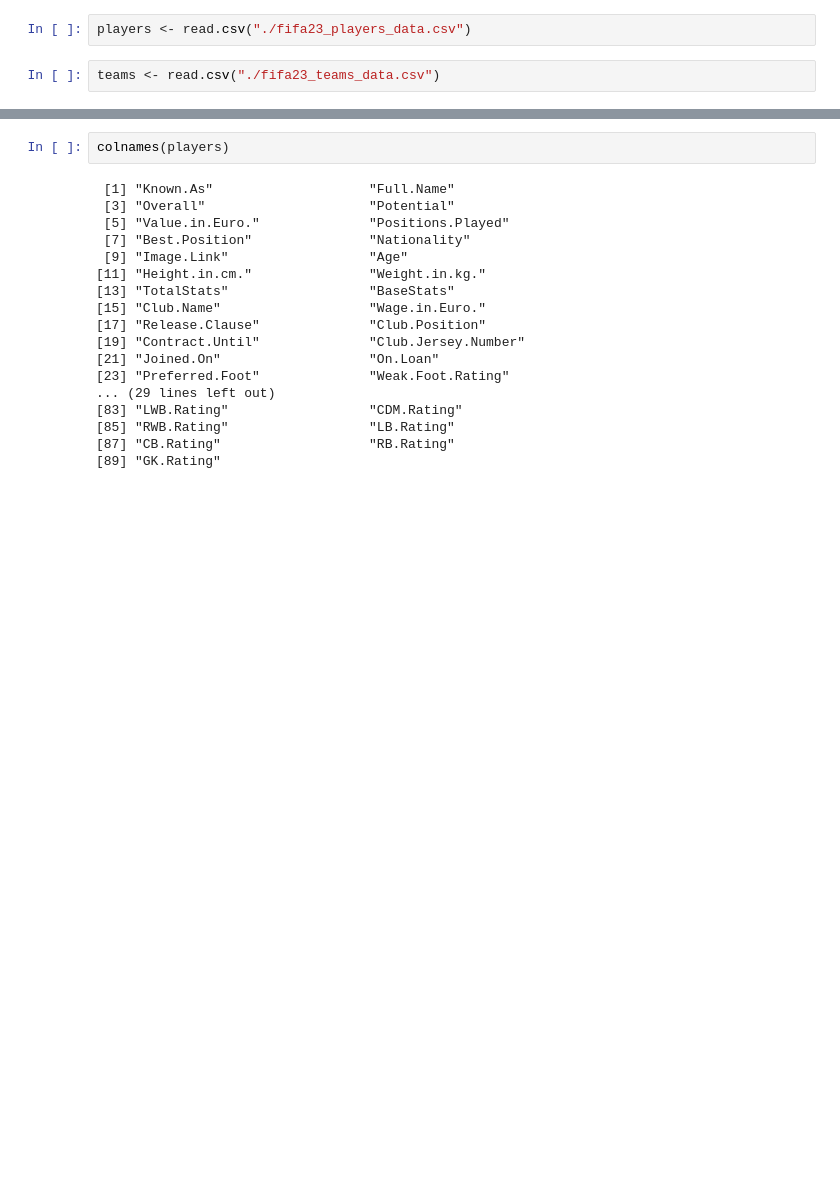
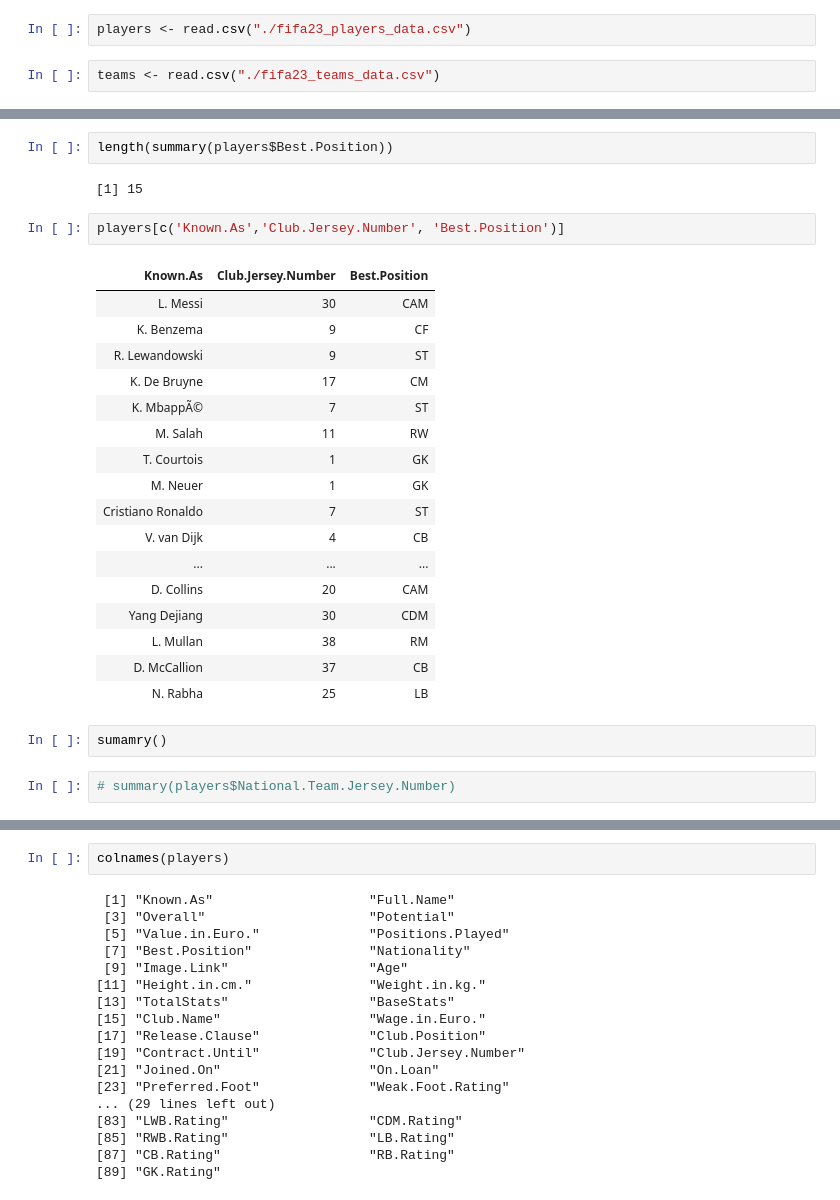
Before and after one commit to YoNG-Zaii/MH3511-FIFA-Analysis, a Jupyter notebook: Ivan Report.ipynb, the cells around one changed output, grey strips where cells are left out. Saved outputs shown, nothing was run; the diff lists cells and outputs as text; blank space fills up the shorter version.

```diff
--- a/Ivan Report.ipynb
+++ b/Ivan Report.ipynb
@@ -18,3 +44,31 @@ head(players)
 | K. De Bruyne | Kevin De Bruyne | 91 | 91 | 107500000 | CM,CAM | CM | Belgium | ... |
 | K. MbappÃ© | Kylian MbappÃ© | 91 | 95 | 190500000 | ST,LW | ST | France | ... |
 | M. Salah | Mohamed Salah | 90 | 90 | 115500000 | RW | RW | Egypt | ... |
+# %%
+length(summary(players$Best.Position))
+# %% [output]
+[1] 15
+# %%
+players[c('Known.As','Club.Jersey.Number', 'Best.Position')]
+# %% [output]
+| Known.As | Club.Jersey.Number | Best.Position |
+| L. Messi | 30 | CAM |
+| K. Benzema | 9 | CF |
+| R. Lewandowski | 9 | ST |
+| K. De Bruyne | 17 | CM |
+| K. MbappÃ© | 7 | ST |
+| M. Salah | 11 | RW |
+| T. Courtois | 1 | GK |
+| M. Neuer | 1 | GK |
+| Cristiano Ronaldo | 7 | ST |
+| V. van Dijk | 4 | CB |
+| ... | ... | ... |
+| D. Collins | 20 | CAM |
+| Yang Dejiang | 30 | CDM |
+| L. Mullan | 38 | RM |
+| D. McCallion | 37 | CB |
+| N. Rabha | 25 | LB |
+# %%
+sumamry()
+# %%
+# summary(players$National.Team.Jersey.Number)
```
Also changed, not shown: parts of 6 cells of this notebook.
